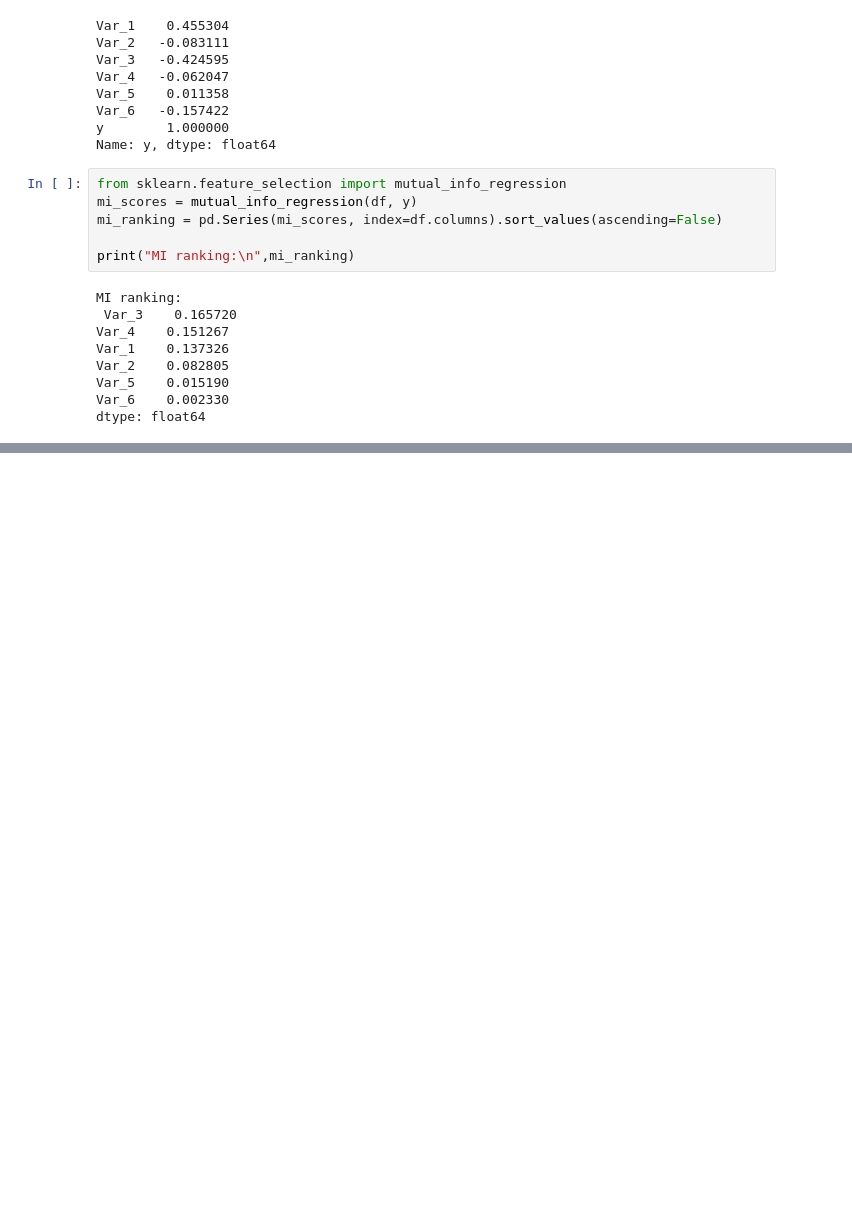
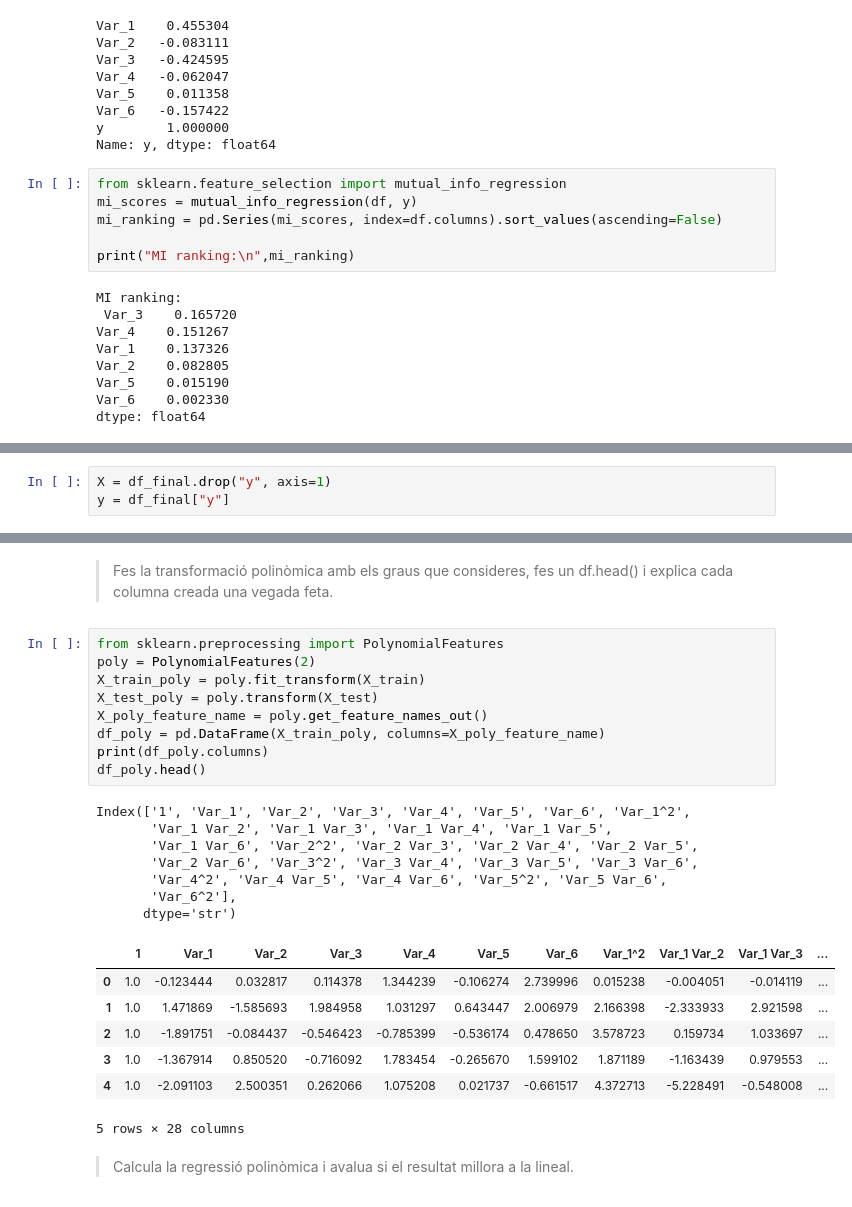
Before and after one commit to Triis98/DissenyIAvaluacioDeModels, a Jupyter notebook: exercicis/supervisats/regressió/regressio polinomica basica.ipynb, the cells around one changed output, grey strips where cells are left out. Cells and saved outputs as stored; diff of their text form; blank space fills up the shorter version.

```diff
--- a/exercicis/supervisats/regressió/regressio polinomica basica.ipynb
+++ b/exercicis/supervisats/regressió/regressio polinomica basica.ipynb
@@ -102,0 +119,3 @@ dtype: float64
+# %%
+X = df_final.drop("y", axis=1)
+y = df_final["y"]
@@ -102,0 +162,28 @@ dtype: float64
+# %% [markdown]
+> Fes la transformació polinòmica amb els graus que consideres, fes un df.head() i explica cada columna creada una vegada feta.
+# %%
+from sklearn.preprocessing import PolynomialFeatures
+poly = PolynomialFeatures(2)
+X_train_poly = poly.fit_transform(X_train)
+X_test_poly = poly.transform(X_test)
+X_poly_feature_name = poly.get_feature_names_out()
+df_poly = pd.DataFrame(X_train_poly, columns=X_poly_feature_name)
+print(df_poly.columns)
+df_poly.head()
+# %% [output]
+Index(['1', 'Var_1', 'Var_2', 'Var_3', 'Var_4', 'Var_5', 'Var_6', 'Var_1^2',
+       'Var_1 Var_2', 'Var_1 Var_3', 'Var_1 Var_4', 'Var_1 Var_5',
+       'Var_1 Var_6', 'Var_2^2', 'Var_2 Var_3', 'Var_2 Var_4', 'Var_2 Var_5',
+       'Var_2 Var_6', 'Var_3^2', 'Var_3 Var_4', 'Var_3 Var_5', 'Var_3 Var_6',
+       'Var_4^2', 'Var_4 Var_5', 'Var_4 Var_6', 'Var_5^2', 'Var_5 Var_6',
+       'Var_6^2'],
+      dtype='str')
+|  | 1 | Var_1 | Var_2 | Var_3 | Var_4 | Var_5 | Var_6 | Var_1^2 | Var_1 Var_2 | Var_1 Var_3 | ... |
+| 0 | 1.0 | -0.123444 | 0.032817 | 0.114378 | 1.344239 | -0.106274 | 2.739996 | 0.015238 | -0.004051 | -0.014119 | ... |
+| 1 | 1.0 | 1.471869 | -1.585693 | 1.984958 | 1.031297 | 0.643447 | 2.006979 | 2.166398 | -2.333933 | 2.921598 | ... |
+| 2 | 1.0 | -1.891751 | -0.084437 | -0.546423 | -0.785399 | -0.536174 | 0.478650 | 3.578723 | 0.159734 | 1.033697 | ... |
+| 3 | 1.0 | -1.367914 | 0.850520 | -0.716092 | 1.783454 | -0.265670 | 1.599102 | 1.871189 | -1.163439 | 0.979553 | ... |
+| 4 | 1.0 | -2.091103 | 2.500351 | 0.262066 | 1.075208 | 0.021737 | -0.661517 | 4.372713 | -5.228491 | -0.548008 | ... |
+5 rows × 28 columns
+# %% [markdown]
+> Calcula la regressió polinòmica i avalua si el resultat millora a la lineal.
```
Also changed, not shown: parts of 10 cells of this notebook.
